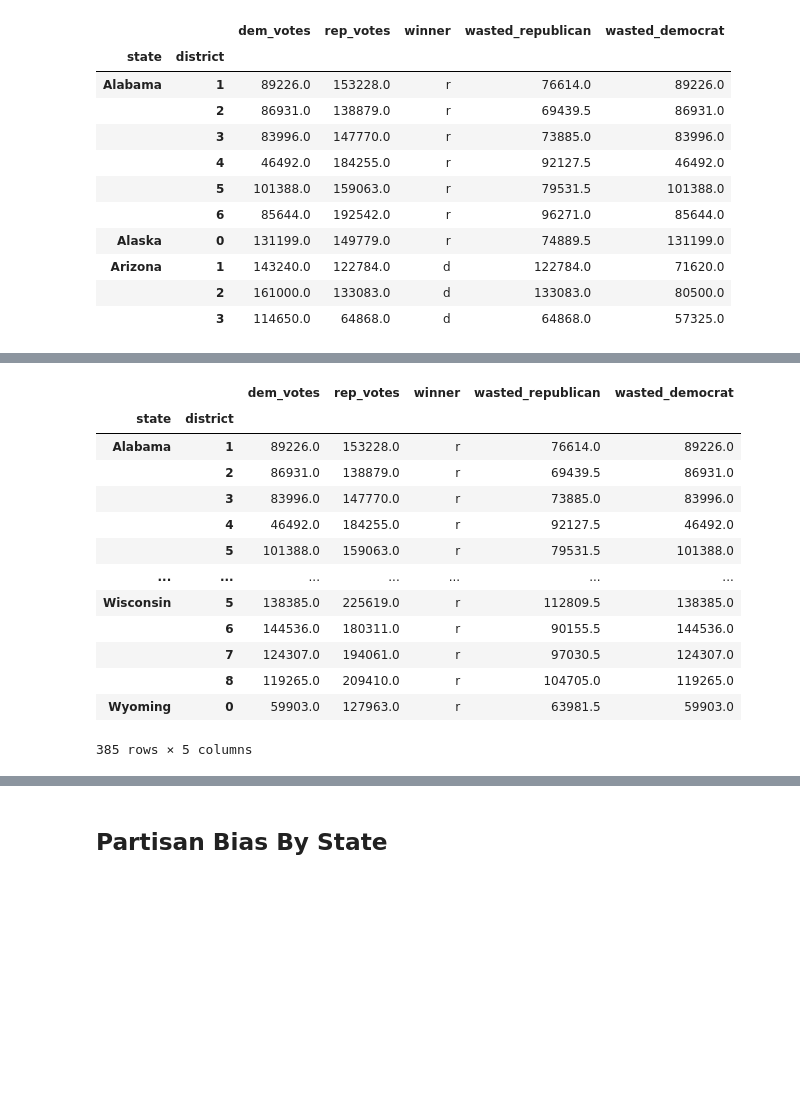
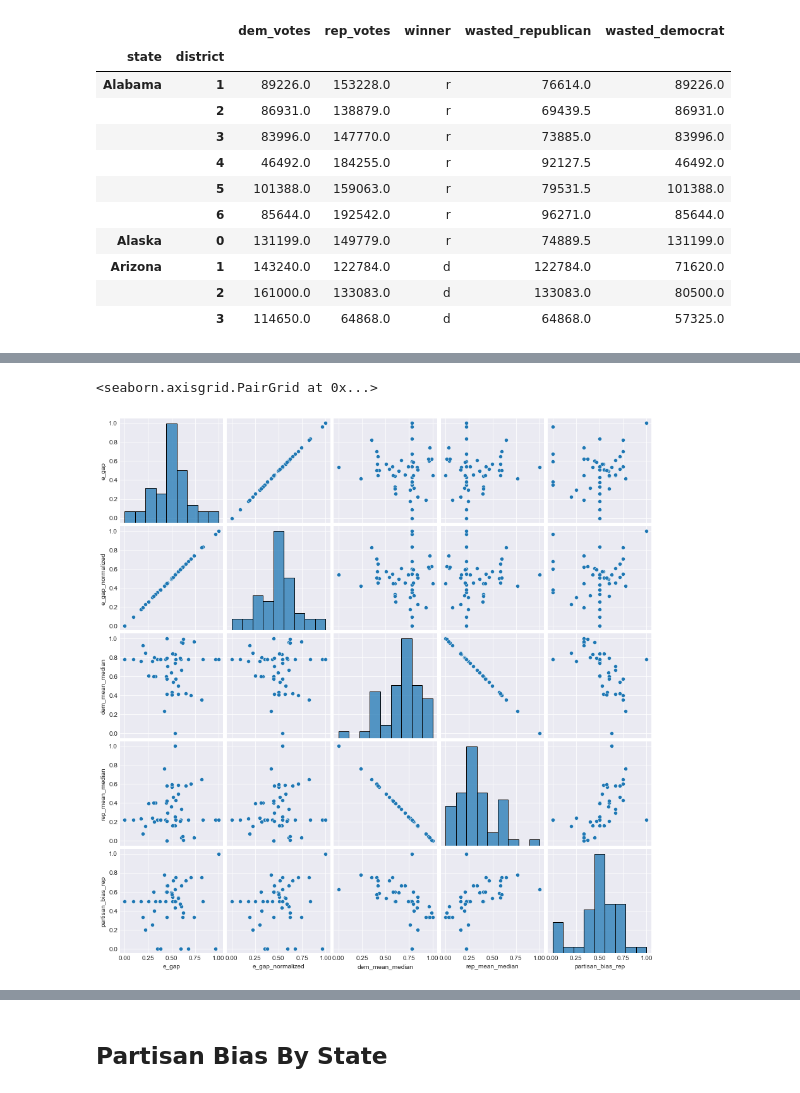
Before and after one commit to dpalencia/cs541g3, a Jupyter notebook: Notebooks/Data Understanding/Data Understanding - U.S. House 1976 - 2018.ipynb, the cells around one changed output, grey strips where cells are left out. Cells and saved outputs as stored; diff of their text form; code cells hidden in the pictures; blank space fills up the shorter version.

```diff
--- a/Notebooks/Data Understanding/Data Understanding - U.S. House 1976 - 2018.ipynb
+++ b/Notebooks/Data Understanding/Data Understanding - U.S. House 1976 - 2018.ipynb
@@ -553,17 +532,11 @@ vote_counts_bystate_pb
-# %%
-vote_counts
-# %% [output]
-|  |  | dem_votes | rep_votes | winner | wasted_republican | wasted_democrat |
-| state | district |  |  |  |  |  |
-| Alabama | 1 | 89226.0 | 153228.0 | r | 76614.0 | 89226.0 |
-|  | 2 | 86931.0 | 138879.0 | r | 69439.5 | 86931.0 |
-|  | 3 | 83996.0 | 147770.0 | r | 73885.0 | 83996.0 |
-|  | 4 | 46492.0 | 184255.0 | r | 92127.5 | 46492.0 |
-|  | 5 | 101388.0 | 159063.0 | r | 79531.5 | 101388.0 |
-| ... | ... | ... | ... | ... | ... | ... |
-| Wisconsin | 5 | 138385.0 | 225619.0 | r | 112809.5 | 138385.0 |
-|  | 6 | 144536.0 | 180311.0 | r | 90155.5 | 144536.0 |
-|  | 7 | 124307.0 | 194061.0 | r | 97030.5 | 124307.0 |
-|  | 8 | 119265.0 | 209410.0 | r | 104705.0 | 119265.0 |
-| Wyoming | 0 | 59903.0 | 127963.0 | r | 63981.5 | 59903.0 |
-385 rows × 5 columns
+# %%
+# Look for correlations between metrics
+# by normalizing and pairplotting them
+from sklearn import preprocessing
+min_max_scaler = preprocessing.MinMaxScaler()
+vote_counts_bystate_normalized = pd.DataFrame(min_max_scaler.fit_transform(vote_counts_bystate_pb.iloc[:,4:]))
+vote_counts_bystate_normalized.columns = vote_counts_bystate.iloc[:,4:].columns
+sns.pairplot(vote_counts_bystate_normalized)
+# %% [output]
+<seaborn.axisgrid.PairGrid at 0x...>
+[figure, added]
```
Also changed, not shown: parts of 3 cells of this notebook.
